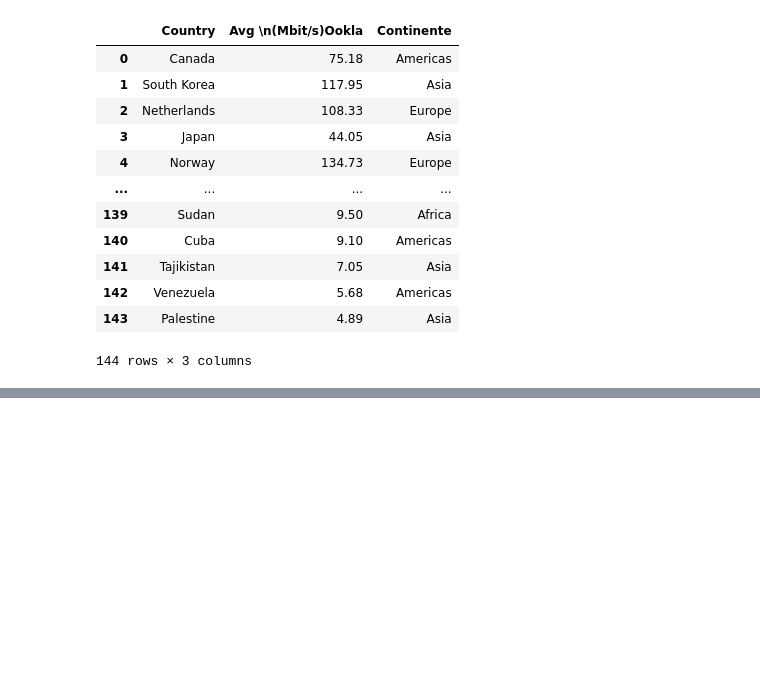
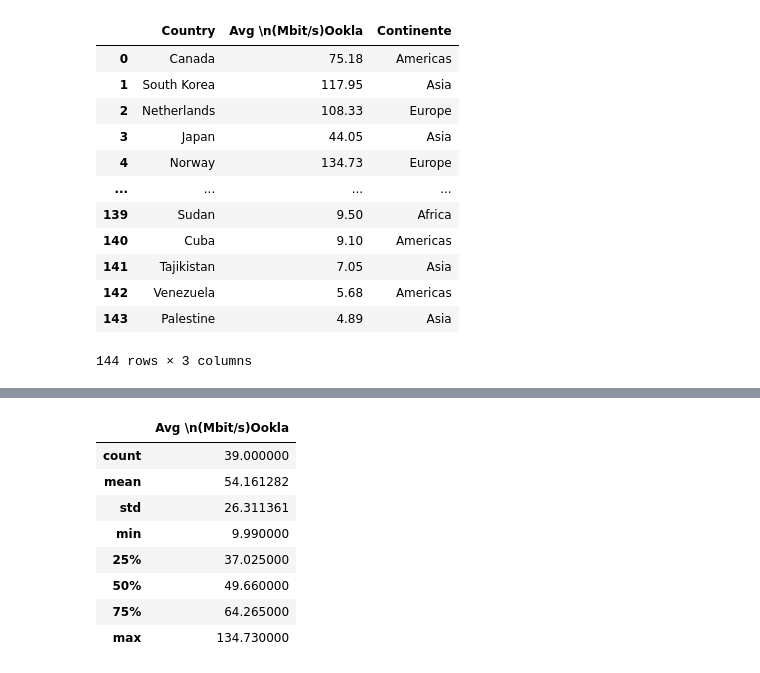
Before and after one commit to IgorMH/Bootcamp-Modulo-2, a Jupyter notebook: Trabalho Modulo 2.ipynb, the cells around one changed output, grey strips where cells are left out. Saved outputs shown, nothing was run; the diff lists cells and outputs as text; code cells hidden in the pictures; blank space fills up the shorter version.

```diff
--- a/Trabalho Modulo 2.ipynb
+++ b/Trabalho Modulo 2.ipynb
@@ -75,0 +124,12 @@ users["Population"] = users["Population"].astype(int)
+# %%
+speed[speed["Country"].isin(paises_europa)].describe()
+# %% [output]
+|  | Avg \n(Mbit/s)Ookla |
+| count | 39.000000 |
+| mean | 54.161282 |
+| std | 26.311361 |
+| min | 9.990000 |
+| 25% | 37.025000 |
+| 50% | 49.660000 |
+| 75% | 64.265000 |
+| max | 134.730000 |
```
Also changed, not shown: parts of 27 cells of this notebook.
